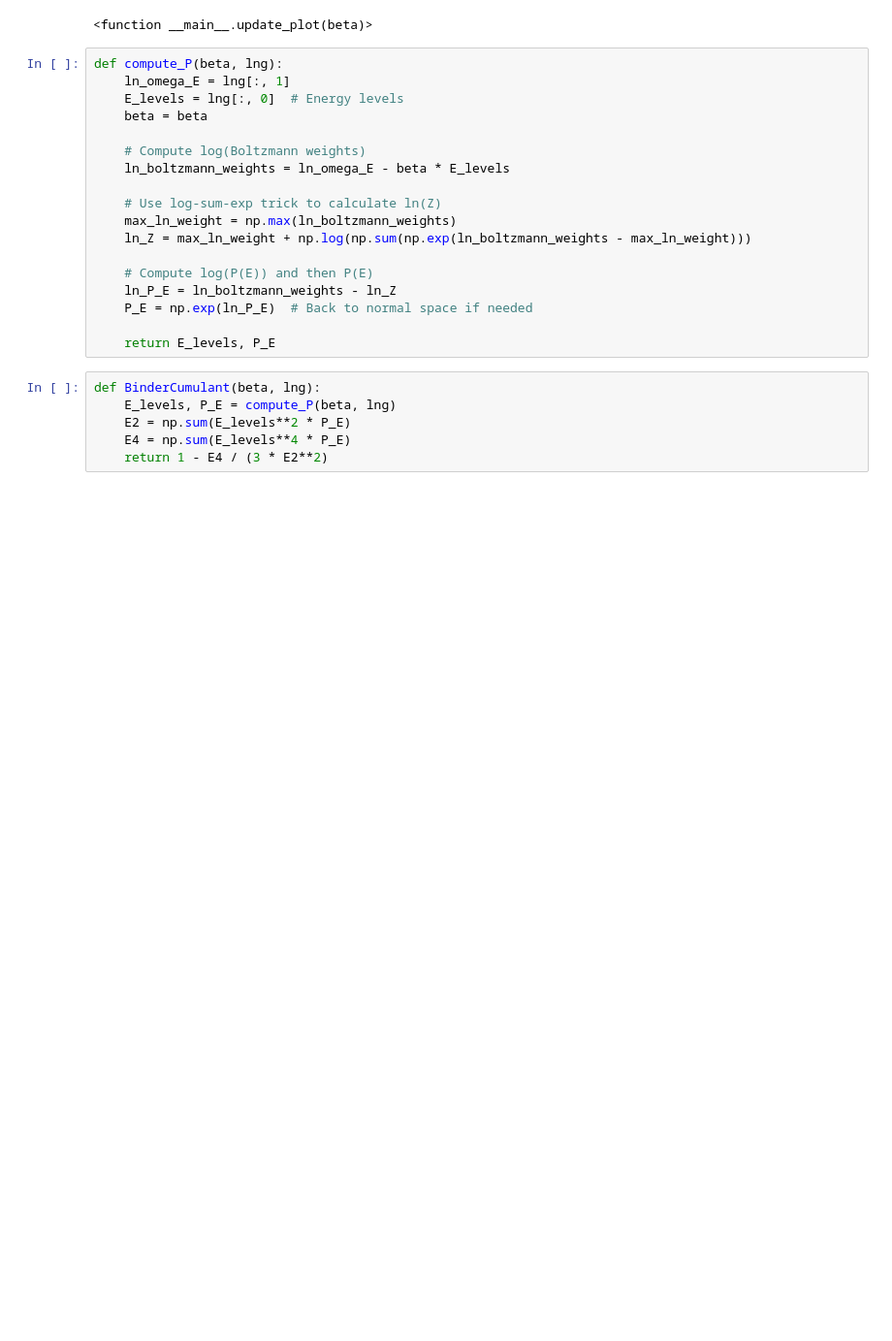
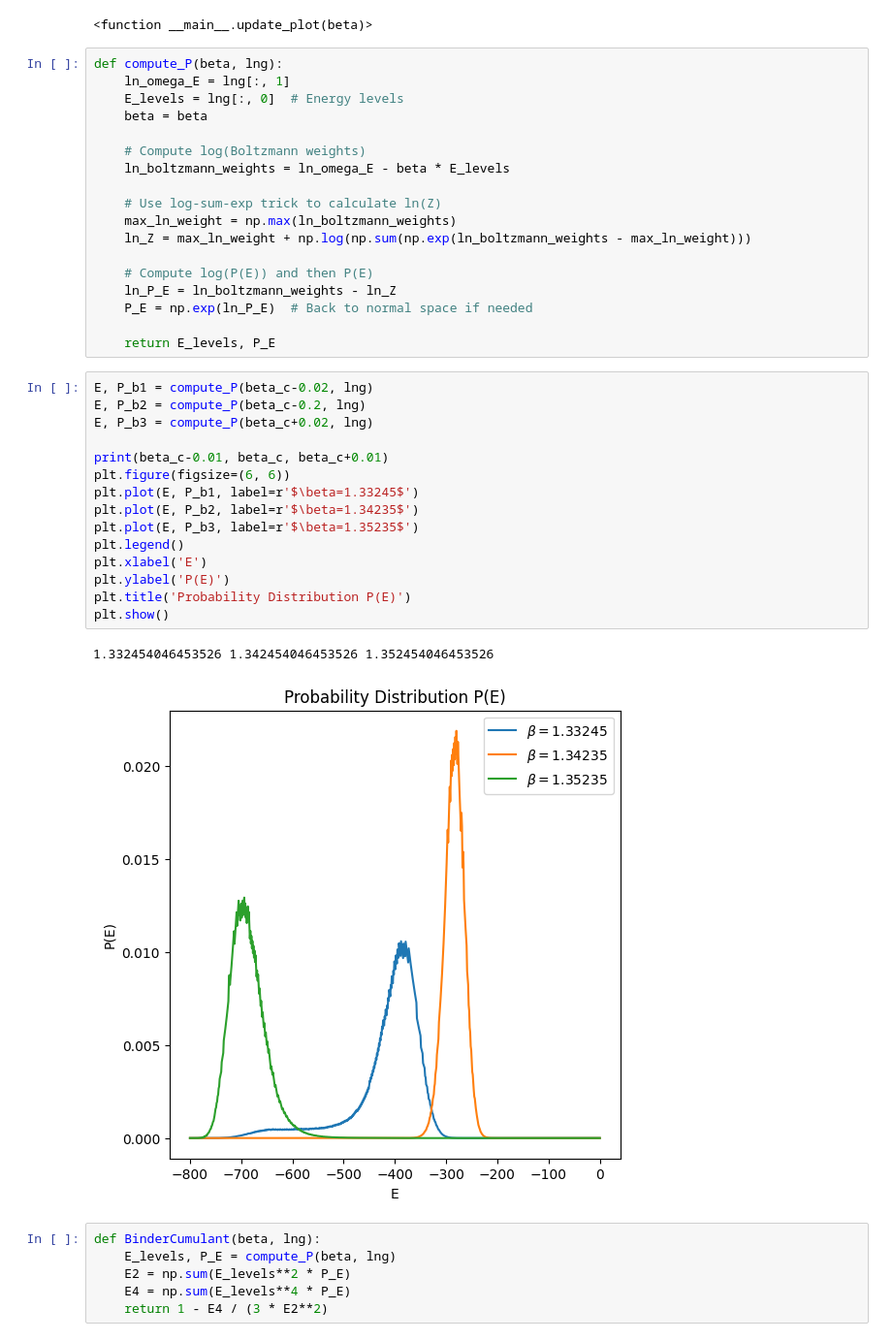
Before and after one commit to joaopedrobiu6/WangLandau_LeeKosterlitz, a Jupyter notebook: python/DataAnalysis.ipynb, the cells around one changed output. Shown at 97% size. Drawn from its saved outputs; the diff is of its cells as text; blank space fills up the shorter version.

```diff
--- a/python/DataAnalysis.ipynb
+++ b/python/DataAnalysis.ipynb
@@ -108,6 +108,24 @@ def compute_P(beta, lng):
     P_E = np.exp(ln_P_E)  # Back to normal space if needed
 
     return E_levels, P_E
+# %%
+E, P_b1 = compute_P(beta_c-0.02, lng)
+E, P_b2 = compute_P(beta_c-0.2, lng)
+E, P_b3 = compute_P(beta_c+0.02, lng)
+
+print(beta_c-0.01, beta_c, beta_c+0.01)
+plt.figure(figsize=(6, 6))
+plt.plot(E, P_b1, label=r'$\beta=1.33245$')
+plt.plot(E, P_b2, label=r'$\beta=1.34235$')
+plt.plot(E, P_b3, label=r'$\beta=1.35235$')
+plt.legend()
+plt.xlabel('E')
+plt.ylabel('P(E)')
+plt.title('Probability Distribution P(E)')
+plt.show()
+# %% [output]
+1.332454046453526 1.342454046453526 1.352454046453526
+[figure, added]
 # %%
 def BinderCumulant(beta, lng):
     E_levels, P_E = compute_P(beta, lng)
```
Also changed, not shown: parts of 4 cells of this notebook, 15 other files.
